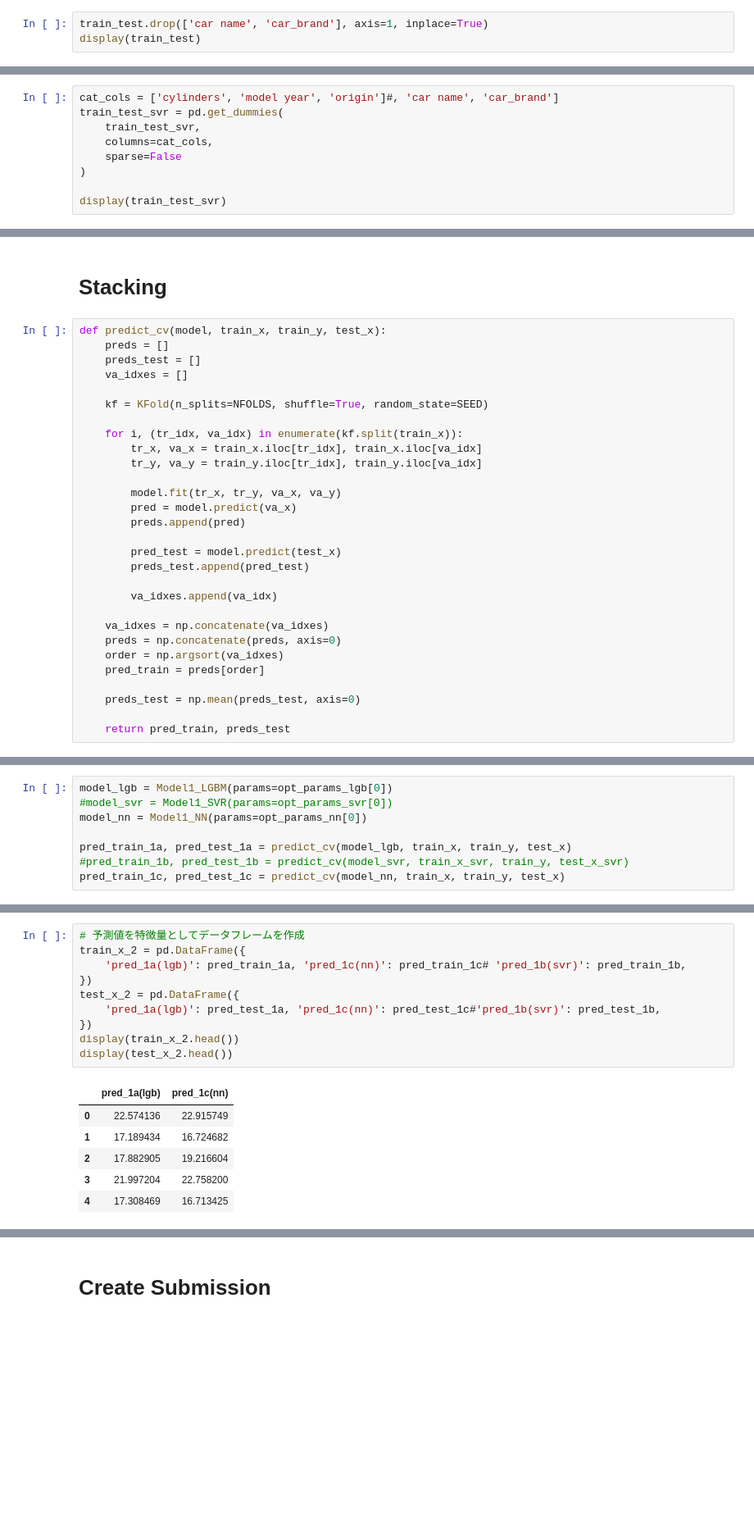
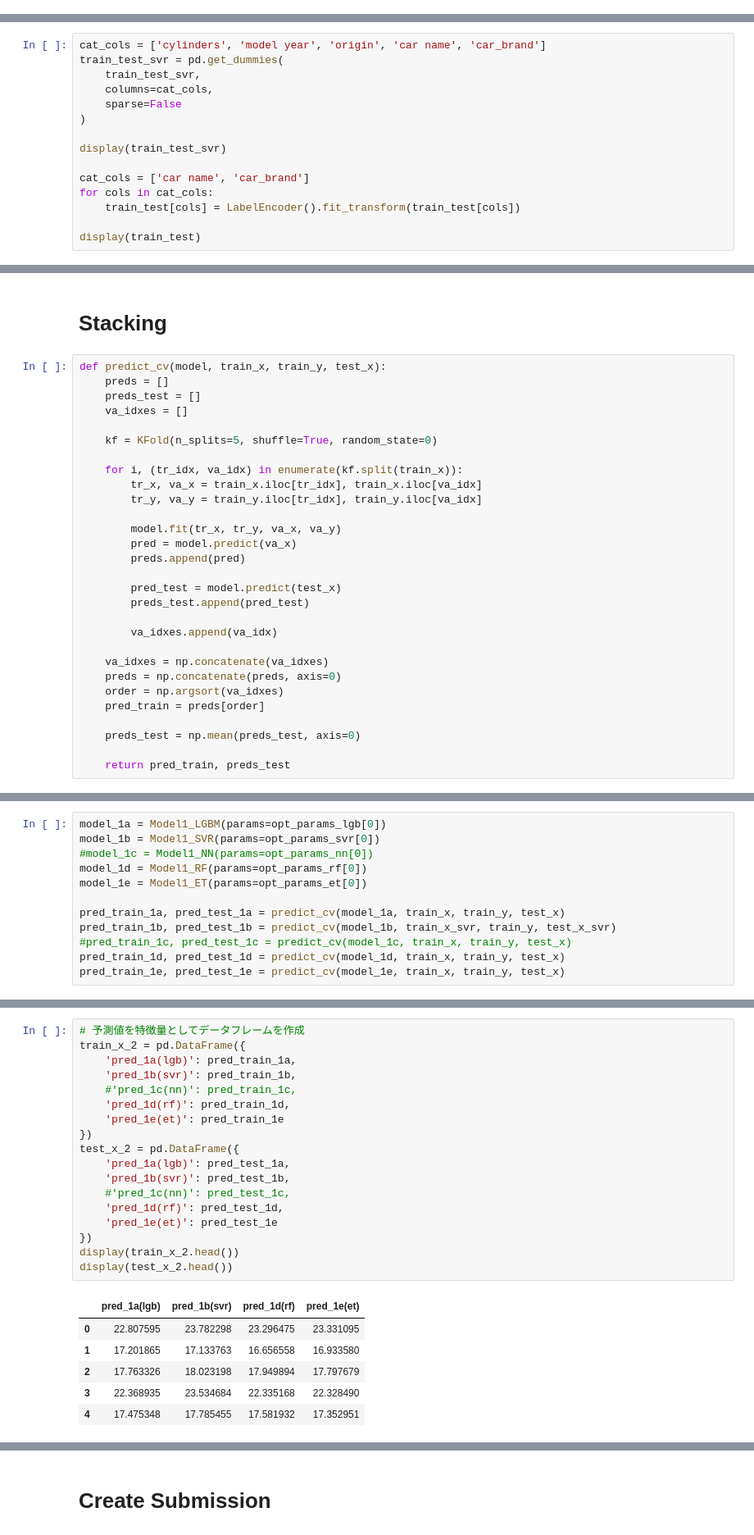
Before and after one commit to YusukeAmg/SIGNATE_4th_BeginnerOnlyCompetition, a Jupyter notebook: notebook/Stacking.ipynb, the cells around one changed output, grey strips where cells are left out. Shown at 82% size. Cells and saved outputs as stored; diff of their text form; blank space fills up the shorter version.

```diff
--- a/notebook/Stacking.ipynb
+++ b/notebook/Stacking.ipynb
@@ -75,6 +76,3 @@ for i in df_hp_isnull.index:
 del df_hp_isnull, name_hp_mean
 # %% [markdown]
 ## Drop unimportant features
-# %%
-train_test.drop(['car name', 'car_brand'], axis=1, inplace=True)
-display(train_test)
@@ -118,7 +105,7 @@ display(train_test_svr)
 # %% [markdown]
 # Encoding
 # %%
-cat_cols = ['cylinders', 'model year', 'origin']#, 'car name', 'car_brand']
+cat_cols = ['cylinders', 'model year', 'origin', 'car name', 'car_brand']
 train_test_svr = pd.get_dummies(
     train_test_svr,
     columns=cat_cols,
@@ -126,6 +113,12 @@ train_test_svr = pd.get_dummies(
 )
 
 display(train_test_svr)
+
+cat_cols = ['car name', 'car_brand']
+for cols in cat_cols:
+    train_test[cols] = LabelEncoder().fit_transform(train_test[cols])
+
+display(train_test)
 # %% [output]
 |  | id | mpg | displacement | horsepower | weight | acceleration | cylinders_4 | cylinders_6 | ... |
 | 0 | 0 | 23.059782 | -0.483685 | 0.143900 | 2815 | 1.195071 | 0 | 1 | ... |
@@ -604,7 +662,7 @@ def predict_cv(model, train_x, train_y, test_x):
     preds_test = []
     va_idxes = []
 
-    kf = KFold(n_splits=NFOLDS, shuffle=True, random_state=SEED)
+    kf = KFold(n_splits=5, shuffle=True, random_state=0)
 
     for i, (tr_idx, va_idx) in enumerate(kf.split(train_x)):
         tr_x, va_x = train_x.iloc[tr_idx], train_x.iloc[va_idx]
@@ -635,10 +688,14 @@ NFOLDS = 5
 # %%
-model_lgb = Model1_LGBM(params=opt_params_lgb[0])
-#model_svr = Model1_SVR(params=opt_params_svr[0])
-model_nn = Model1_NN(params=opt_params_nn[0])
+model_1a = Model1_LGBM(params=opt_params_lgb[0])
+model_1b = Model1_SVR(params=opt_params_svr[0])
+#model_1c = Model1_NN(params=opt_params_nn[0])
+model_1d = Model1_RF(params=opt_params_rf[0])
+model_1e = Model1_ET(params=opt_params_et[0])
 
-pred_train_1a, pred_test_1a = predict_cv(model_lgb, train_x, train_y, test_x)
-#pred_train_1b, pred_test_1b = predict_cv(model_svr, train_x_svr, train_y, test_x_svr)
-pred_train_1c, pred_test_1c = predict_cv(model_nn, train_x, train_y, test_x)
+pred_train_1a, pred_test_1a = predict_cv(model_1a, train_x, train_y, test_x)
+pred_train_1b, pred_test_1b = predict_cv(model_1b, train_x_svr, train_y, test_x_svr)
+#pred_train_1c, pred_test_1c = predict_cv(model_1c, train_x, train_y, test_x)
+pred_train_1d, pred_test_1d = predict_cv(model_1d, train_x, train_y, test_x)
+pred_train_1e, pred_test_1e = predict_cv(model_1e, train_x, train_y, test_x)
 # %%
 score_1a = RMSE(train_y, pred_train_1a)
@@ -653,17 +716,25 @@ model_1x(nn) score: 3.0681
 # %%
 # 予測値を特徴量としてデータフレームを作成
 train_x_2 = pd.DataFrame({
-    'pred_1a(lgb)': pred_train_1a, 'pred_1c(nn)': pred_train_1c# 'pred_1b(svr)': pred_train_1b,
+    'pred_1a(lgb)': pred_train_1a,
+    'pred_1b(svr)': pred_train_1b,
+    #'pred_1c(nn)': pred_train_1c,
+    'pred_1d(rf)': pred_train_1d,
+    'pred_1e(et)': pred_train_1e
 })
 test_x_2 = pd.DataFrame({
-    'pred_1a(lgb)': pred_test_1a, 'pred_1c(nn)': pred_test_1c#'pred_1b(svr)': pred_test_1b,
+    'pred_1a(lgb)': pred_test_1a,
+    'pred_1b(svr)': pred_test_1b,
+    #'pred_1c(nn)': pred_test_1c,
+    'pred_1d(rf)': pred_test_1d,
+    'pred_1e(et)': pred_test_1e
 })
 display(train_x_2.head())
 display(test_x_2.head())
 # %% [output]
-|  | pred_1a(lgb) | pred_1c(nn) |
-| 0 | 22.574136 | 22.915749 |
-| 1 | 17.189434 | 16.724682 |
-| 2 | 17.882905 | 19.216604 |
-| 3 | 21.997204 | 22.758200 |
-| 4 | 17.308469 | 16.713425 |
+|  | pred_1a(lgb) | pred_1b(svr) | pred_1d(rf) | pred_1e(et) |
+| 0 | 22.807595 | 23.782298 | 23.296475 | 23.331095 |
+| 1 | 17.201865 | 17.133763 | 16.656558 | 16.933580 |
+| 2 | 17.763326 | 18.023198 | 17.949894 | 17.797679 |
+| 3 | 22.368935 | 23.534684 | 22.335168 | 22.328490 |
+| 4 | 17.475348 | 17.785455 | 17.581932 | 17.352951 |
```
Also changed, not shown: parts of 34 cells of this notebook.
